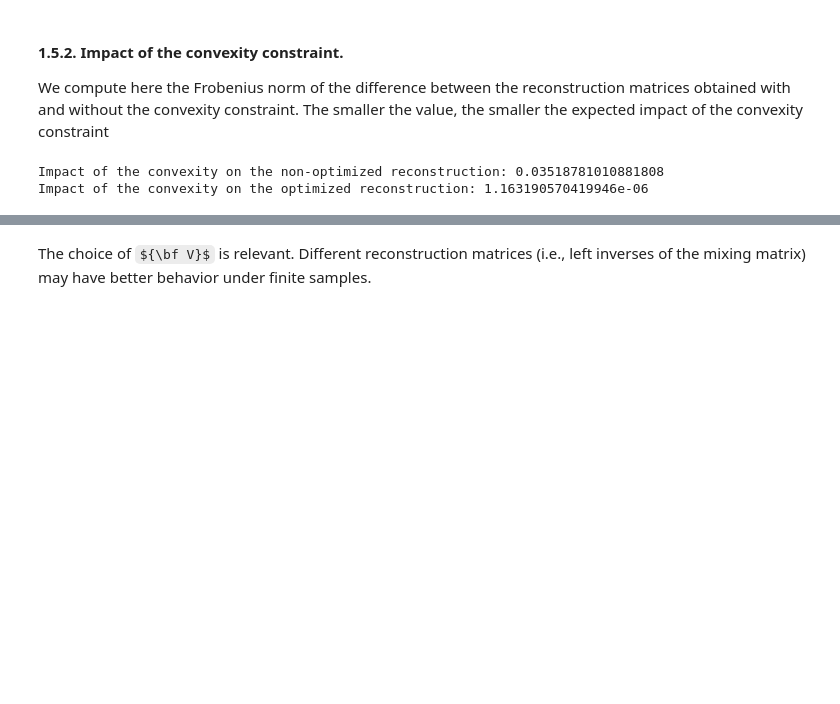
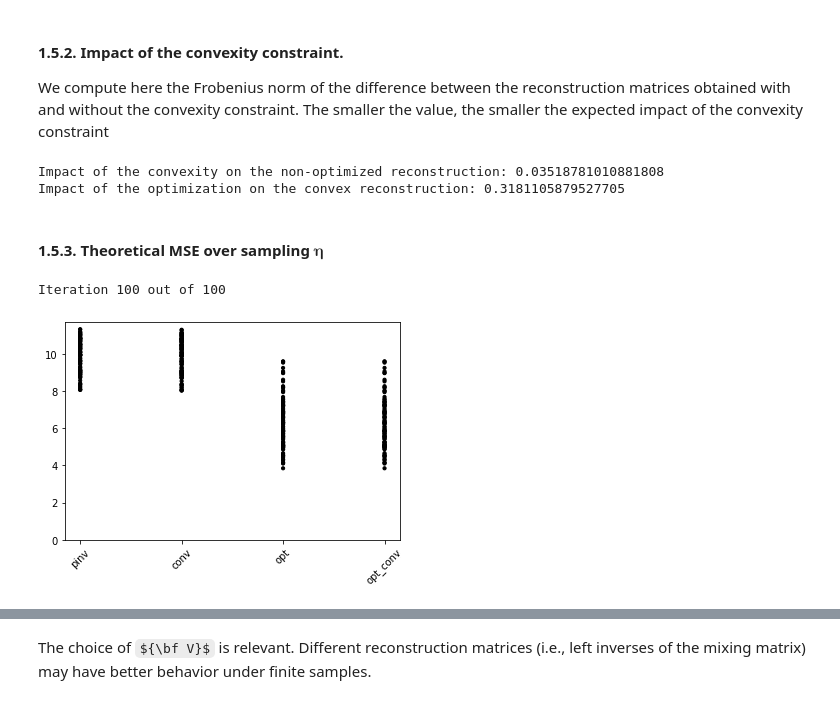
Before and after one commit to Orieus/WeakLabelModel, a Jupyter notebook: WL01_VirtualLabels_vs_ML.ipynb, the cells around one changed output, grey strips where cells are left out. Drawn from its saved outputs; the diff is of its cells as text; code cells hidden in the pictures; some formulas as TeX source; blank space fills up the shorter version.

```diff
--- a/WL01_VirtualLabels_vs_ML.ipynb
+++ b/WL01_VirtualLabels_vs_ML.ipynb
@@ -233,11 +227,48 @@ M-opt-conv-est: 5.10373982684393
 We compute here the Frobenius norm of the difference between the reconstruction matrices obtained with and without the convexity constraint. The smaller the value, the smaller the expected impact of the convexity constraint
 # %%
 ne = M.size
-E_pinv = np.linalg.norm(Y_pinv - Y_conv, ord='fro') / ne
-E_opt = np.linalg.norm(Y_opt - Y_opt_conv, ord='fro') / ne
+E_pinv_2_conv = np.linalg.norm(Y_pinv - Y_conv, ord='fro') / ne
+E_conv_2_opt_conv = np.linalg.norm(Y_conv - Y_opt_conv, ord='fro') / ne
 
-print(f"Impact of the convexity on the non-optimized reconstruction: {E_pinv}")
-print(f"Impact of the convexity on the optimized reconstruction: {E_opt}")
+print(f"Impact of the convexity on the non-optimized reconstruction: {E_pinv_2_conv}")
+print(f"Impact of the optimization on the convex reconstruction: {E_conv_2_opt_conv}")
 # %% [output]
 Impact of the convexity on the non-optimized reconstruction: 0.03518781010881808
-Impact of the convexity on the optimized reconstruction: 1.163190570419946e-06
+Impact of the optimization on the convex reconstruction: 0.3181105879527705
+# %% [markdown]
+#### 1.5.3. Theoretical MSE over sampling $\boldsymbol{\eta}$
+# %%
+n_sim = 100
+tag_list = ['pinv', 'conv', 'opt', 'opt_conv']
+mse = {tag: [] for tag in tag_list}
+
+for n in range(n_sim):
+    print(f"\rIteration {n+1} out of {n_sim}   ", end="")
+
+    eta_n = np.random.dirichlet(alpha_eta * np.ones(C))
+
+    # True priors
+    p_n = M @ eta_n
+
+    # Compute different types of reconstruction matrices
+    Y_pinv = wlw.virtual_label_matrix(M, p=None, convex=False)
+    Y_conv = wlw.virtual_label_matrix(M, p=None, convex=True)
+    Y_opt = wlw.virtual_label_matrix(M, p=p, convex=False)
+    Y_opt_conv = wlw.virtual_label_matrix(M, p=p, convex=True)
+
+    # Set
+    eta2 = eta.T @ eta
+    mse['pinv'].append(np.diag(Y_pinv.T @ Y_pinv) @ p_n - eta2)
+    mse['conv'].append(np.diag(Y_conv.T @ Y_conv) @ p_n - eta2)
+    mse['opt'].append(np.diag(Y_opt.T @ Y_opt) @ p_n - eta2)
+    mse['opt_conv'].append(np.diag(Y_opt_conv.T @ Y_opt_conv) @ p_n - eta2)
+
+for i, tag in enumerate(tag_list):
+    plt.scatter([i + 1]*n_sim, mse[tag], c=[i]*n_sim, s=10, cmap='copper')
+plt.xticks(range(1, 1 + len(tag_list)), tag_list, rotation='45')
+plt.axis('tight')
+plt.ylim((0, plt.ylim()[1]))
+plt.show(block=False)
+# %% [output]
+Iteration 100 out of 100
+[figure, added]
```
Also changed, not shown: parts of 16 cells of this notebook, 1 other file.
